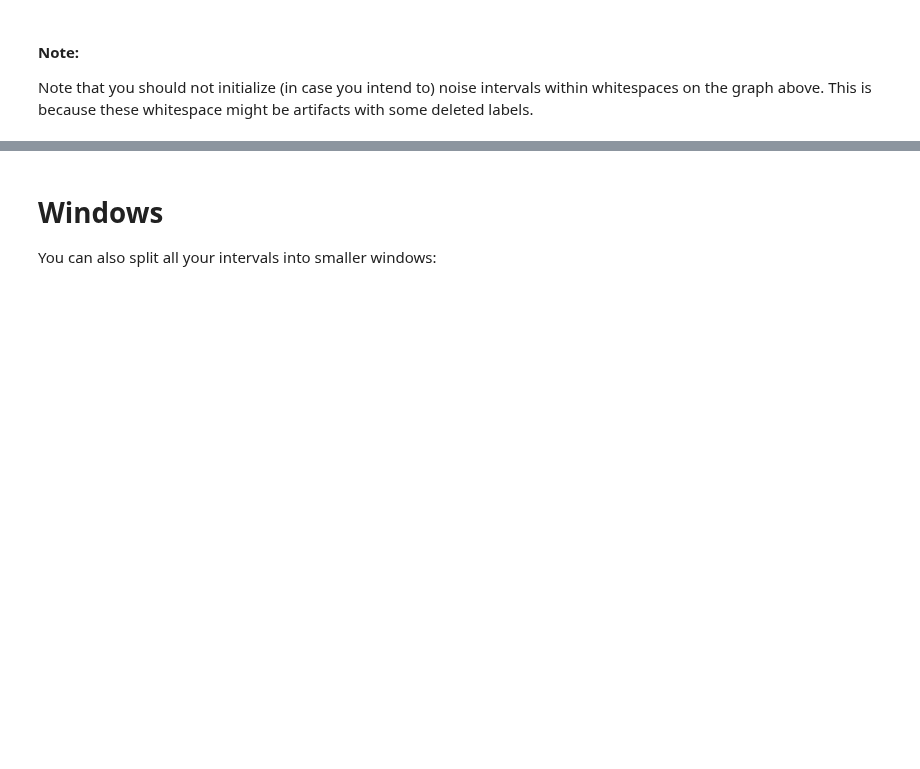
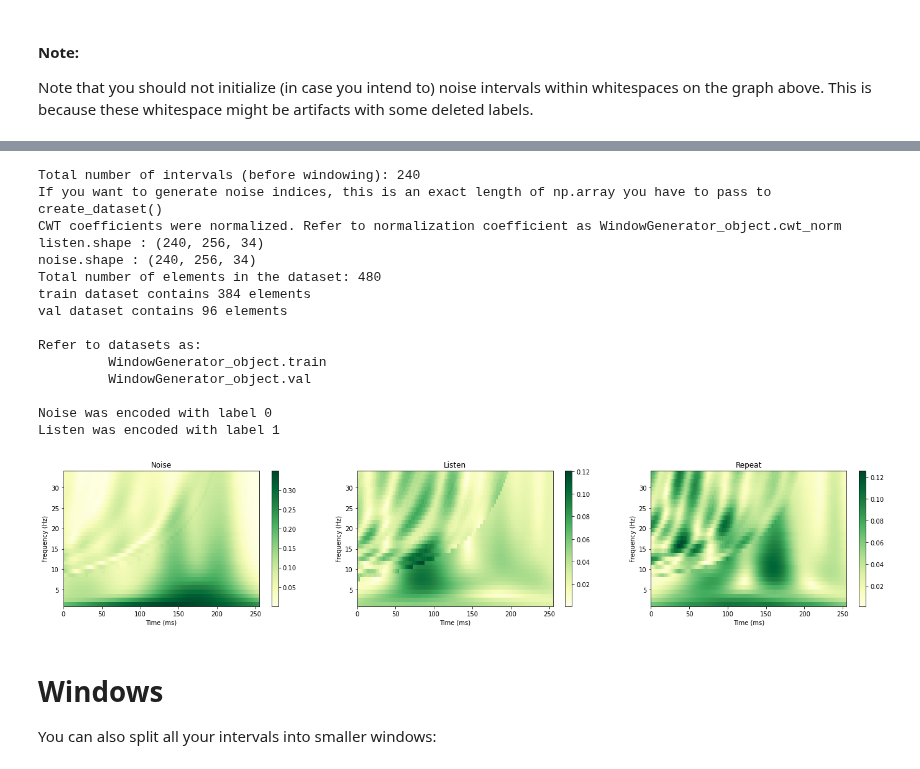
Before and after one commit to neuralsrg/EEG, a Jupyter notebook: data_exploration/datasets/DSGenerator_tutorial.ipynb, the cells around one changed output, grey strips where cells are left out. Drawn from its saved outputs; the diff is of its cells as text; code cells hidden in the pictures; blank space fills up the shorter version.

```diff
--- a/data_exploration/datasets/DSGenerator_tutorial.ipynb
+++ b/data_exploration/datasets/DSGenerator_tutorial.ipynb
@@ -203,3 +243,31 @@ model.evaluate(generator.test) # if you have specified train_val_test argument
+# %%
+generator.create_dataset(
+    event_length = 256,
+    plot_indices = False,
+    apply_cwt=True,
+    cwt_normalize=True, # default value
+    cwt_plot=True, # default value
+    cwt_channel=25, # default value, channel to perform CWT at
+    channels=np.arange(19, 68),
+    axis='bfc', # axis mode used in RNNs
+)
+# %% [output]
+Total number of intervals (before windowing): 240
+If you want to generate noise indices, this is an exact length of np.array you have to pass to create_dataset()
+CWT coefficients were normalized. Refer to normalization coefficient as WindowGenerator_object.cwt_norm
+listen.shape : (240, 256, 34)
+noise.shape : (240, 256, 34)
+Total number of elements in the dataset: 480
+train dataset contains 384 elements
+val dataset contains 96 elements
+
+Refer to datasets as:
+         WindowGenerator_object.train
+         WindowGenerator_object.val
+
+Noise was encoded with label 0
+Listen was encoded with label 1
+[figure, added]
 # %% [markdown]
 # Windows
 
```
Also changed, not shown: parts of 10 cells of this notebook.
